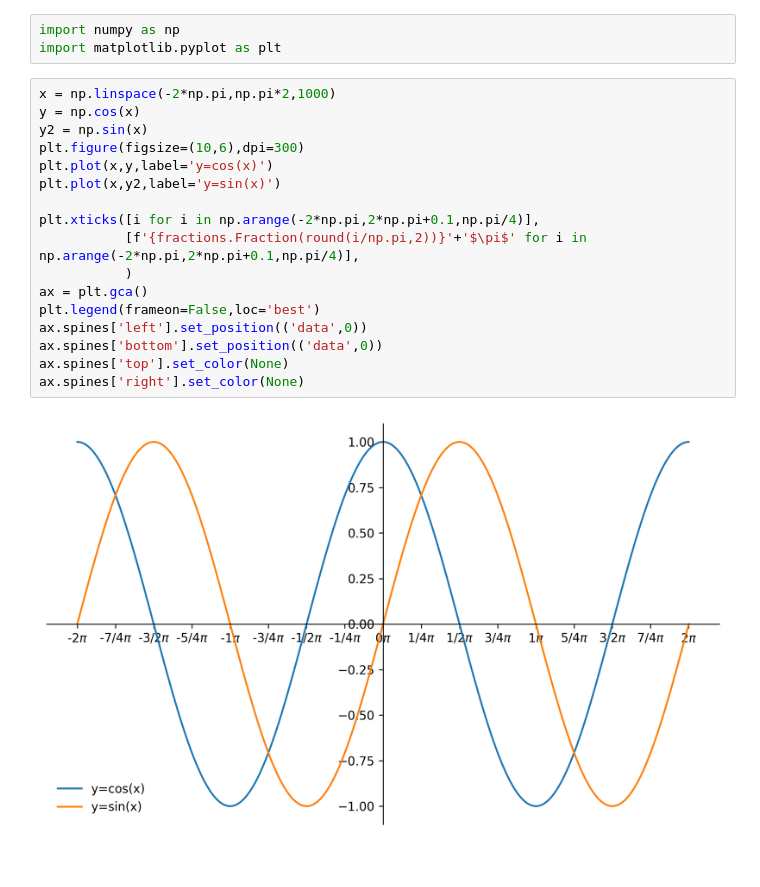
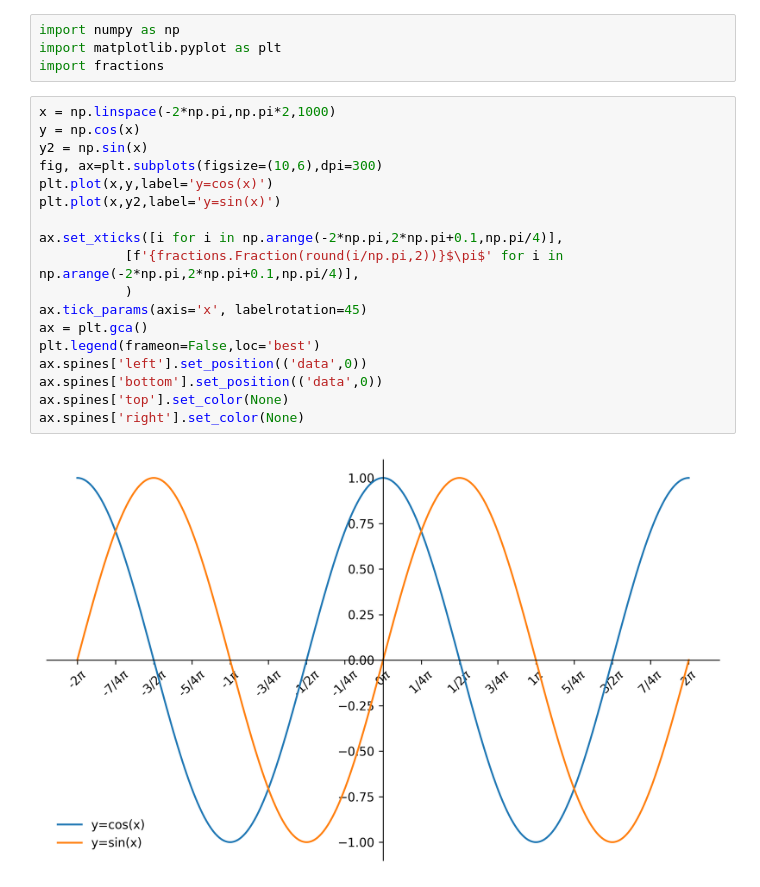
Before and after one commit to neverpartZY/Document, a Jupyter notebook: graph.ipynb, the cells around one changed output. Saved outputs shown, nothing was run; the diff lists cells and outputs as text.

```diff
--- a/graph.ipynb
+++ b/graph.ipynb
@@ -1,22 +1,24 @@
 # %%
 import numpy as np
 import matplotlib.pyplot as plt
+import fractions
 # %%
 x = np.linspace(-2*np.pi,np.pi*2,1000)
 y = np.cos(x)
 y2 = np.sin(x)
-plt.figure(figsize=(10,6),dpi=300)
+fig, ax=plt.subplots(figsize=(10,6),dpi=300)
 plt.plot(x,y,label='y=cos(x)')
 plt.plot(x,y2,label='y=sin(x)')
 
-plt.xticks([i for i in np.arange(-2*np.pi,2*np.pi+0.1,np.pi/4)],
-           [f'{fractions.Fraction(round(i/np.pi,2))}'+'$\pi$' for i in np.arange(-2*np.pi,2*np.pi+0.1,np.pi/4)],
+ax.set_xticks([i for i in np.arange(-2*np.pi,2*np.pi+0.1,np.pi/4)],
+           [f'{fractions.Fraction(round(i/np.pi,2))}$\pi$' for i in np.arange(-2*np.pi,2*np.pi+0.1,np.pi/4)],
            )
+ax.tick_params(axis='x', labelrotation=45)
 ax = plt.gca()
 plt.legend(frameon=False,loc='best')
 ax.spines['left'].set_position(('data',0))
 ax.spines['bottom'].set_position(('data',0))
 ax.spines['top'].set_color(None)
 ax.spines['right'].set_color(None)
 # %% [output]
-[figure, old version]
+[figure, new version]
```
Also changed, not shown: parts of 2 cells of this notebook.
